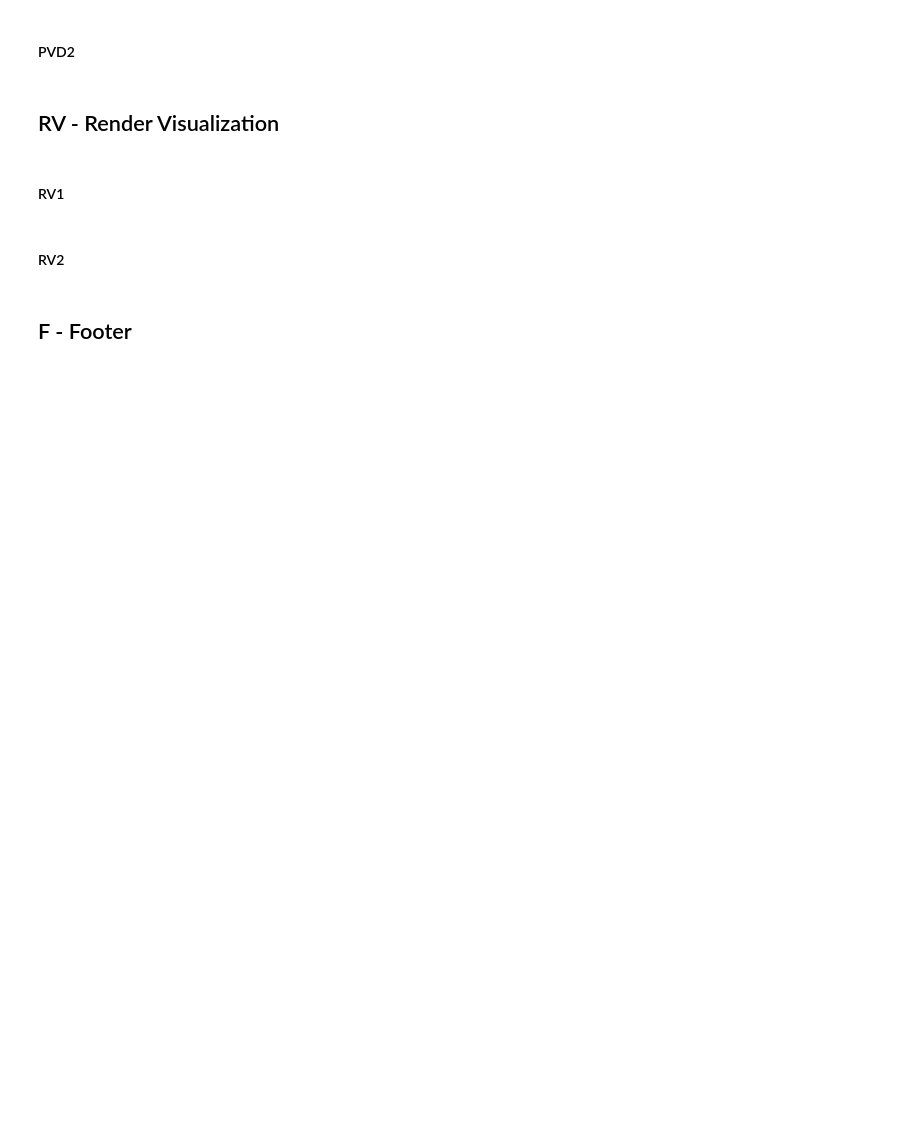
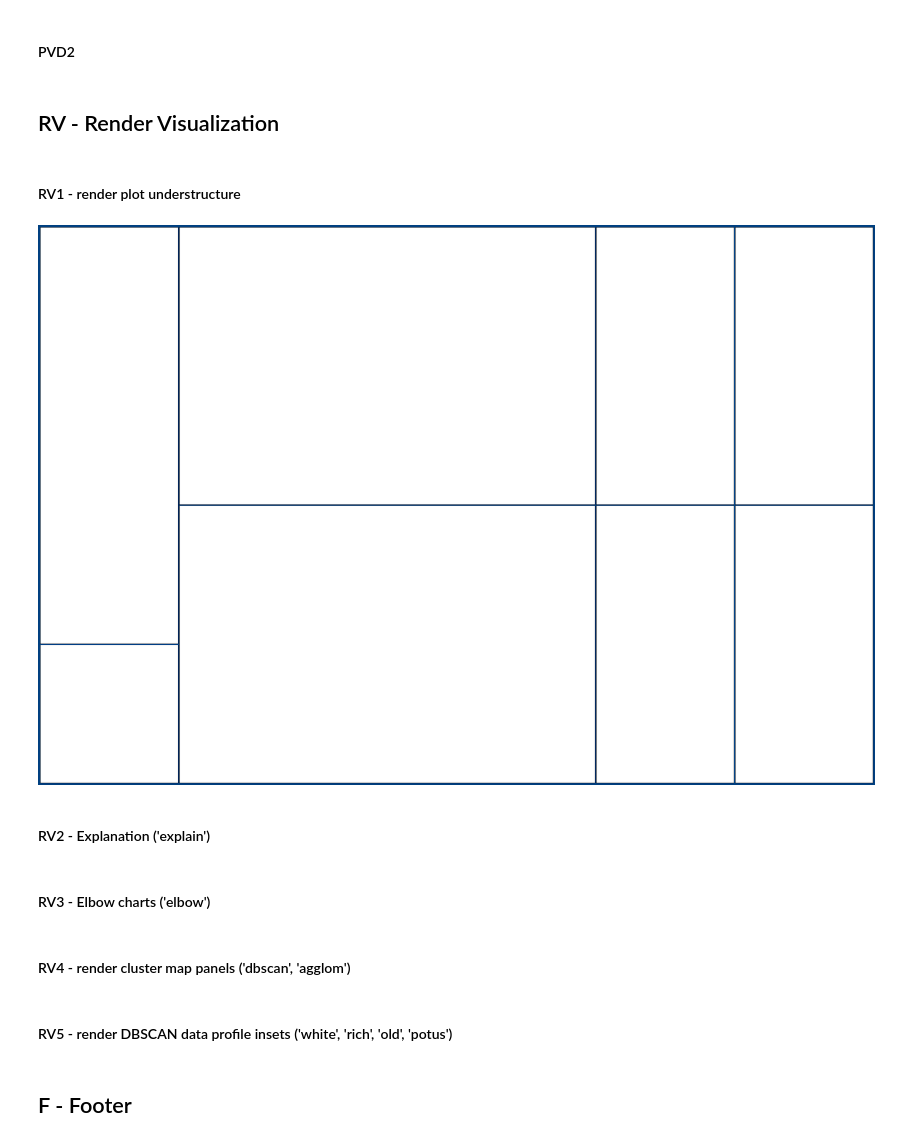
Before and after one commit to sjoshuam/pop_cluster_map, a Jupyter notebook: 1_cluster_us_population.ipynb, the cells around one changed output. Drawn from its saved outputs; the diff is of its cells as text; code cells hidden in the pictures; blank space fills up the shorter version.

Commit message:
Begin building visualization understructure

```diff
--- a/1_cluster_us_population.ipynb
+++ b/1_cluster_us_population.ipynb
@@ -69,7 +74,7 @@ set_gd = dict()
 set_rd = {'1_cache': True}
 
 ## MD settings
-set_md = {'1_cache': True, '2_cache': True}
+set_md = {'1_cache': True, '2_cache': True, 'db_min_size': 100 / 4}
 
 ## EMR settings
 set_emr = dict()
@@ -215,18 +222,18 @@ def run_model(dist = tract_distance):
 ## -- cluster population by agglomeration
 
 ## assemble models
-model_agglomeration = dict()
+model_agglom = dict()
 for i in range(250 - 150, 250 + 150, 10):
     model_iter = AgglomerativeClustering(
         n_clusters = None, compute_full_tree = True,
         affinity = 'precomputed', linkage = 'average',
         distance_threshold = i)
-    model_agglomeration[str(int(i))] = model_iter
+    model_agglom[str(int(i))] = model_iter
 
 ## execute models
-model_name = 'Agglomeration'
-model_list = model_agglomeration
-agglomeration_score = build_or_cache(
+model_name = 'Agglom'
+model_list = model_agglom
+agglom_score = build_or_cache(
     function = run_model,
     address = 'B_Intermediate/Model_' + model_name + '_Stats.csv',
     permit = set_md['1_cache']
@@ -238,14 +245,14 @@ log_time('MD1')
 
 ## assemble models
 model_dbscan = dict()
-for i in range(25 - 15, 25 + 15, 1):
-    model_iter = DBSCAN(eps = i, metric = 'precomputed', n_jobs = 8)
+for i in range(10, 150, 10):
+    model_iter = DBSCAN(eps = i, metric = 'precomputed', n_jobs = 8, min_samples = set_md['db_min_size'])
     model_dbscan[str(int(i))] = model_iter
 
 ## execute models
 model_name = 'DBSCAN'
 model_list = model_dbscan
-agglomeration_score = build_or_cache(
+dbscan_score = build_or_cache(
     function = run_model,
     address = 'B_Intermediate/Model_' + model_name + '_Stats.csv',
     permit = set_md['2_cache']
@@ -270,8 +361,55 @@ Build/Cache Decision: Build
 # %% [markdown]
 ## RV - Render Visualization
 # %% [markdown]
-#### RV1
+#### RV1 - render plot understructure
-# %% [markdown]
-#### RV2
+# %%
+def render_plot_understructure():
+
+    ## define figure and grid
+    global the_figure
+    the_figure = plt.figure(figsize = (36, 24))
+    fig_grid = the_figure.add_gridspec(4, 6, figure = the_figure,
+        hspace = 0.01, wspace = 0.01, left = 0, right = 1, bottom = 0, top = 1)
+    the_figure.set_facecolor('#004080')
+
+    ## define axes
+    global all_axes
+    all_axes = dict()
+    all_axes['explain'] = the_figure.add_subplot(fig_grid[0:3, 0:1])
+    all_axes['elbow']   = the_figure.add_subplot(fig_grid[3:4, 0:1])
+    all_axes['dbscan']  = the_figure.add_subplot(fig_grid[0:2, 1:4])
+    all_axes['agglom']  = the_figure.add_subplot(fig_grid[2:4, 1:4])
+    all_axes['white']   = the_figure.add_subplot(fig_grid[0:2, 4:5])
+    all_axes['old']     = the_figure.add_subplot(fig_grid[2:4, 4:5])
+    all_axes['rich']    = the_figure.add_subplot(fig_grid[0:2, 5:6])
+    all_axes['potus']   = the_figure.add_subplot(fig_grid[2:4, 5:6])
+
+    ## remove axis ticks
+    for i in all_axes.keys():
+        all_axes[i].tick_params(
+            labelbottom = False, labeltop = False,
+            labelleft = False, labelright = False,
+            bottom = False, top = False,
+            left = False, right = False,
+            color = 'red'
+            )
+        all_axes[i].set_facecolor('white')
+
+def save_poster():
+    the_figure.savefig('C_Output/pop_cluster_map.png')
+    the_figure.savefig('C_Output/pop_cluster_map.pdf')
+
+## execute
+render_plot_understructure()
+# %% [output]
+[figure, added]
+# %% [markdown]
+#### RV2 - Explanation ('explain')
+# %% [markdown]
+#### RV3 - Elbow charts ('elbow')
+# %% [markdown]
+#### RV4 - render cluster map panels ('dbscan', 'agglom')
+# %% [markdown]
+#### RV5 - render DBSCAN data profile insets ('white', 'rich', 'old', 'potus')
 # %% [markdown]
 ## F - Footer
```
Also changed, not shown: parts of 9 cells of this notebook, 4 other files.
